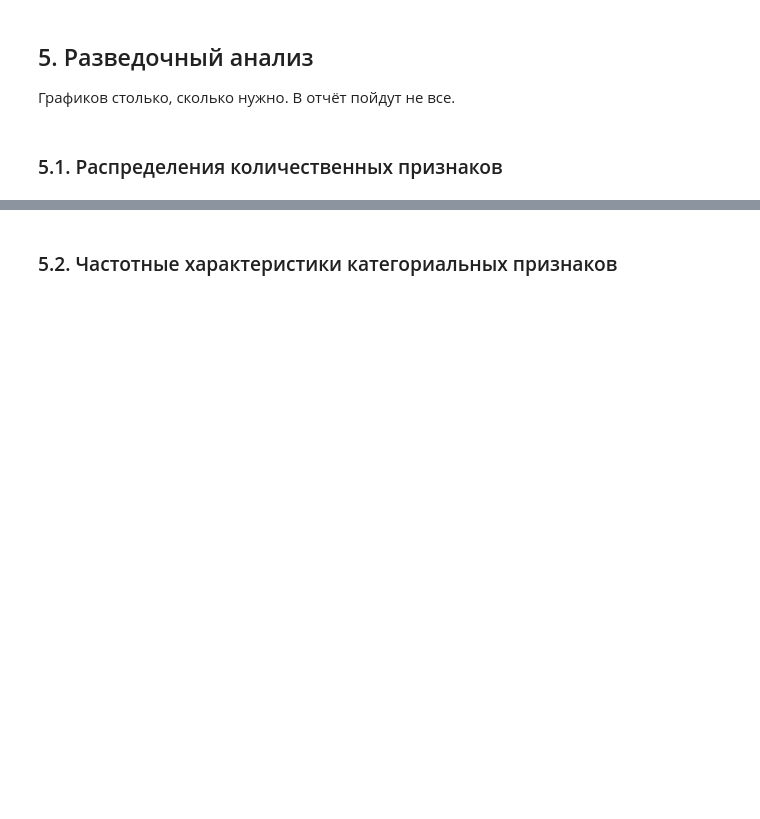
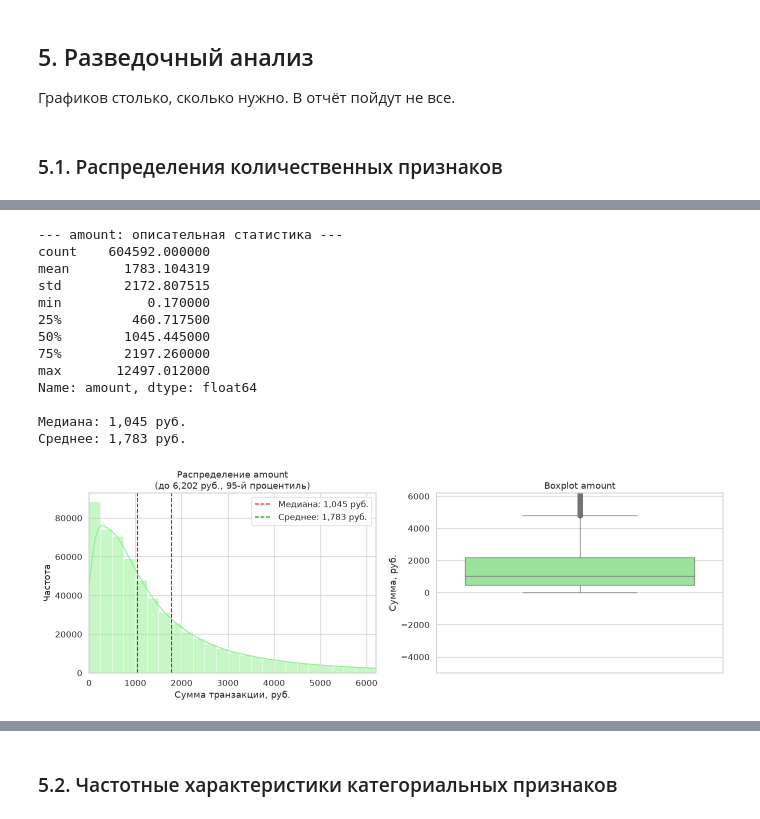
Before and after one commit to S4pph1reee/Andrew_Goncharenok_Lab1, a Jupyter notebook: notebooks/01_analysis.ipynb, the cells around one changed output, grey strips where cells are left out. Cells and saved outputs as stored; diff of their text form; code cells hidden in the pictures; blank space fills up the shorter version.

```diff
--- a/notebooks/01_analysis.ipynb
+++ b/notebooks/01_analysis.ipynb
@@ -915,0 +1226,49 @@ display(cleaning_log)
+# %%
+print("\n--- amount: описательная статистика ---")
+print(df_transactions_clean['amount'].describe())
+median_amount = df_transactions_clean['amount'].median()
+mean_amount = df_transactions_clean['amount'].mean()
+print(f"\nМедиана: {median_amount:,.0f} руб.")
+print(f"Среднее: {mean_amount:,.0f} руб.")
+
+amount_95 = df_transactions_clean['amount'].quantile(0.95)
+
+fig, axes = plt.subplots(1, 2, figsize=(14, 5))
+
+sns.histplot(
+    df_transactions_clean['amount'],
+    bins=50, kde=True, ax=axes[0], color='lightgreen'
+)
+axes[0].set_xlim(0, amount_95)
+axes[0].set_title(f'Распределение amount\n(до {amount_95:,.0f} руб., 95-й процентиль)')
+axes[0].set_xlabel('Сумма транзакции, руб.')
+axes[0].set_ylabel('Частота')
+
+axes[0].axvline(median_amount, color='red', linestyle='--',
+                label=f'Медиана: {median_amount:,.0f} руб.')
+axes[0].axvline(mean_amount, color='green', linestyle='--',
+                label=f'Среднее: {mean_amount:,.0f} руб.')
+axes[0].legend()
+
+sns.boxplot(data=df_transactions_clean, y='amount', ax=axes[1], color='lightgreen')
+axes[1].set_title('Boxplot amount')
+axes[1].set_ylabel('Сумма, руб.')
+axes[1].set_ylim(-5000, amount_95)
+
+plt.tight_layout()
+plt.show()
+# %% [output]
+--- amount: описательная статистика ---
+count    604592.000000
+mean       1783.104319
+std        2172.807515
+min           0.170000
+25%         460.717500
+50%        1045.445000
+75%        2197.260000
+max       12497.012000
+Name: amount, dtype: float64
+
+Медиана: 1,045 руб.
+Среднее: 1,783 руб.
+[figure, added]
```
Also changed, not shown: parts of 16 cells of this notebook.
